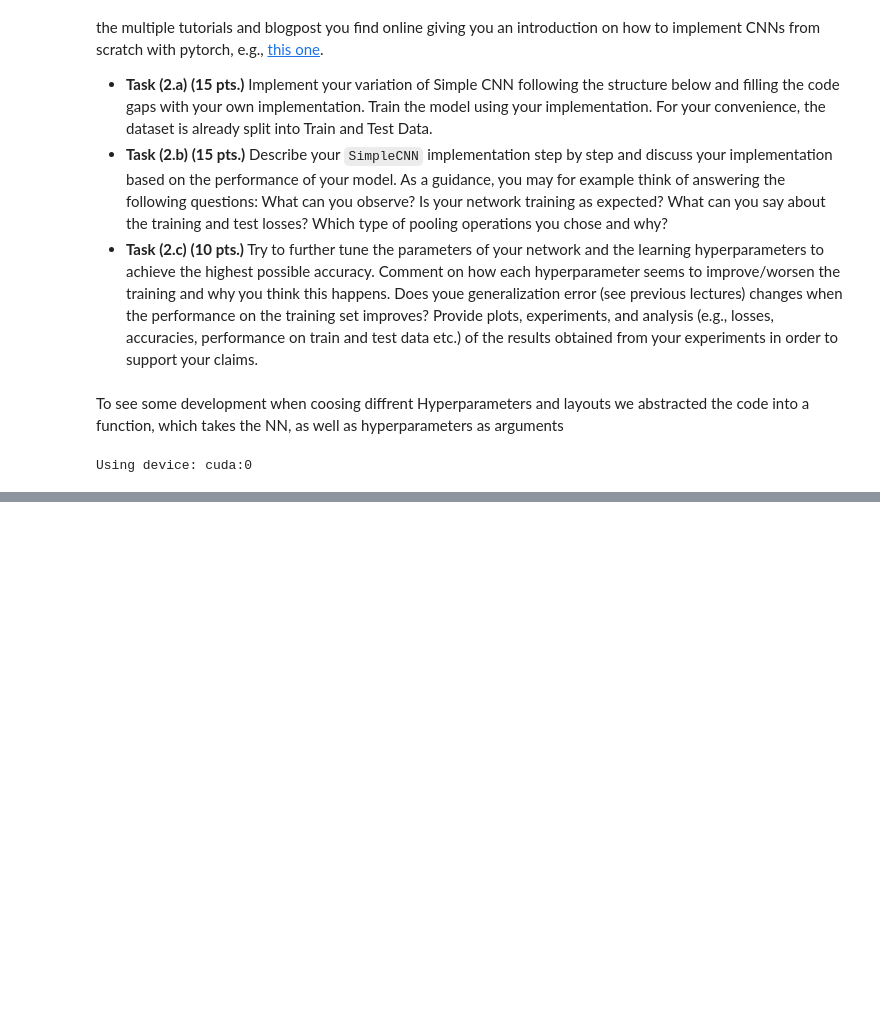
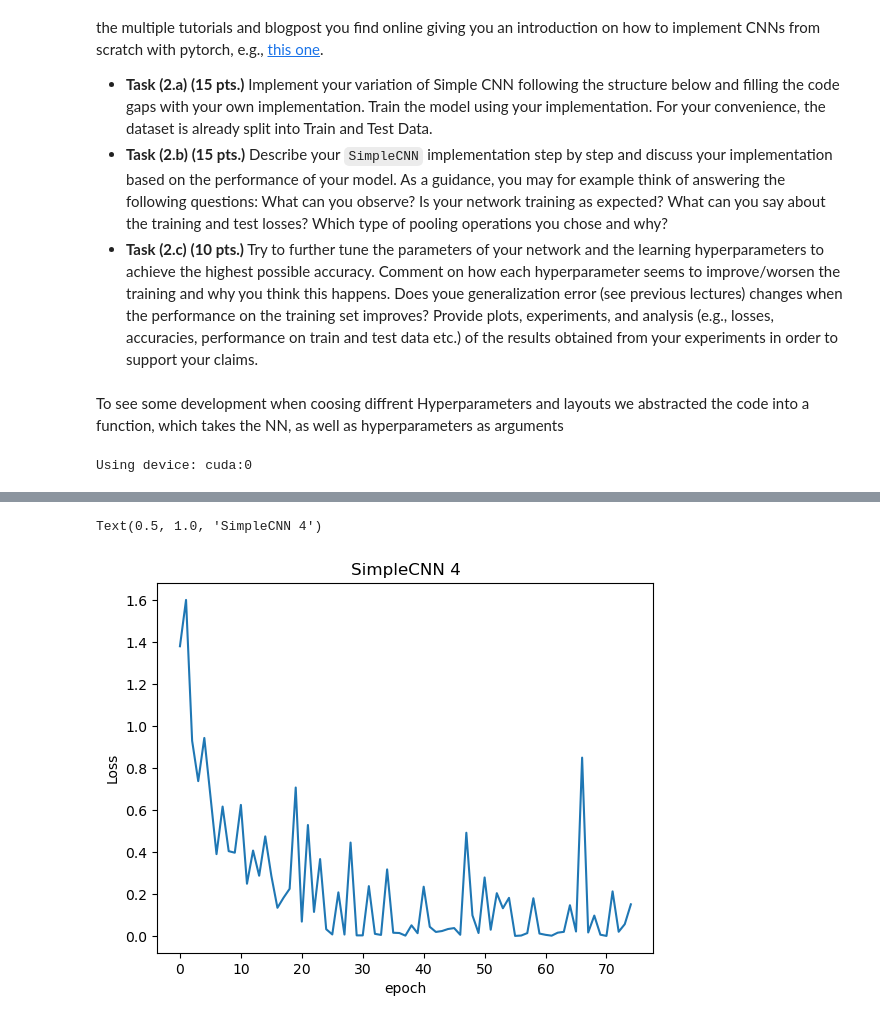
Before and after one commit to BenediktAuer/ML_SS24, a Jupyter notebook: Exercise6/sheet-6.ipynb, the cells around one changed output, grey strips where cells are left out. Drawn from its saved outputs; the diff is of its cells as text; code cells hidden in the pictures; blank space fills up the shorter version.

```diff
--- a/Exercise6/sheet-6.ipynb
+++ b/Exercise6/sheet-6.ipynb
@@ -231,0 +249,46 @@ plt.plot(loss1)
+# %%
+class SimpleCNN4(nn.Module):
+    def __init__(self, *args, **kwargs):
+        super().__init__(*args, **kwargs)
+        self.stack1 = nn.Sequential(
+            nn.Conv2d(3,10,5, padding=4),
+            nn.ELU(), # N -> 10x34x34
+            nn.Dropout(0.1),
+            nn.MaxPool2d(kernel_size=3, stride=2), #N -> 10x11x11
+        )
+        self.stack2 = nn.Sequential(
+            nn.Conv2d(10,25,3), # -> 25x9x9
+            nn.ELU() ,
+            nn.Conv2d(25,25,kernel_size=2, padding=1),
+            nn.ELU() ,
+            nn.Dropout(0.2),
+            nn.MaxPool2d(kernel_size=2, stride=2),
+
+        )
+        self.stack3 = nn.Sequential(
+            nn.Linear(25*8*8,1024),
+            nn.ELU(),
+            nn.Dropout(0.2),
+            nn.Linear(1024,256),
+            nn.ELU(),
+            nn.Dropout(0.2),
+            nn.Linear(256,64),
+            nn.ELU(),
+            nn.Dropout(0.2),
+            nn.Linear(64,10),
+        )
+
+    def forward(self,x):
+        x = self.stack1(x)
+        x = self.stack2(x)
+        x = x.view(-1, 25*8*8)
+        x = self.stack3(x)
+        return x
+# %%
+modelSimple4, lossSimple4 = train_Model(SimpleCNN4(),75,train_loader, ) # optim_kwargs={'weight_decay':1e-4}
+test_Model(modelSimple4,test_loader)
+plt.plot(lossSimple4)
+plt.ylabel('Loss')
+plt.xlabel('epoch')
+plt.title("SimpleCNN 4")
+# %% [output]
@@ -231,0 +312,2 @@ plt.plot(loss1)
+Text(0.5, 1.0, 'SimpleCNN 4')
+[figure, added]
```
Also changed, not shown: parts of 23 cells of this notebook.
